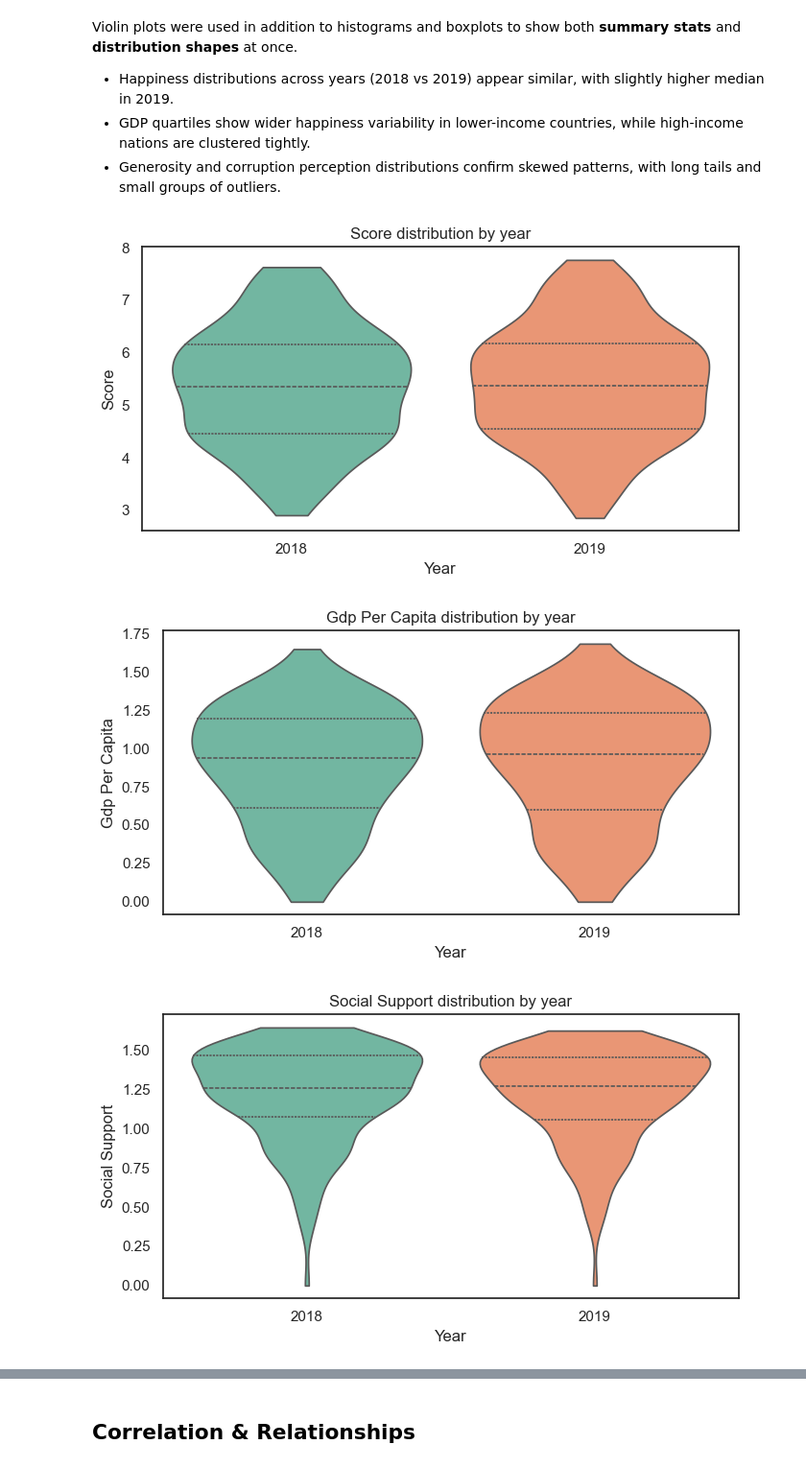
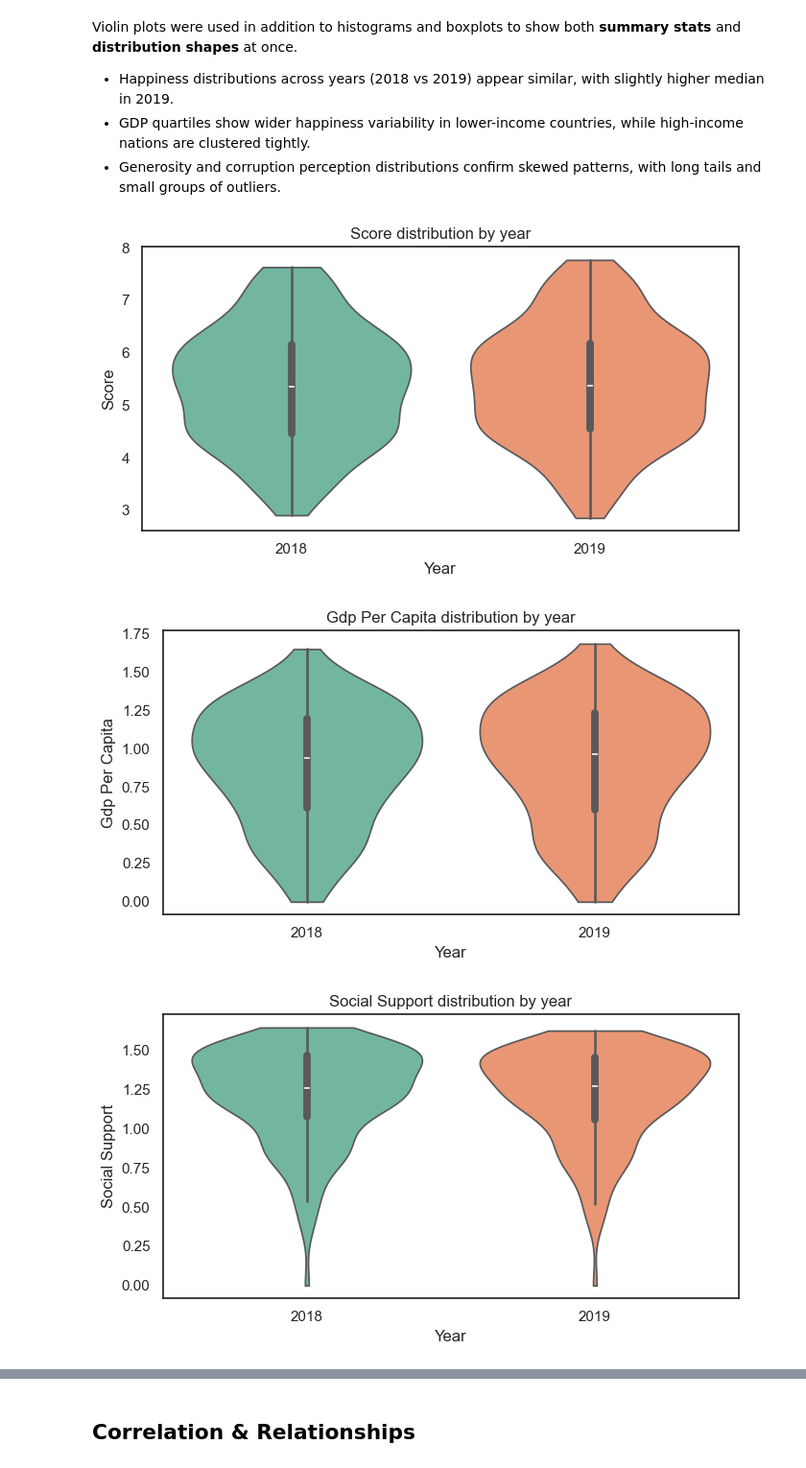
Before and after one commit to Tsuna-mi/happiness-eda-project, a Jupyter notebook: notebooks/happiness_eda.ipynb, the cells around one changed output, grey strips where cells are left out. Shown at 96% size. Saved outputs shown, nothing was run; the diff lists cells and outputs as text; code cells hidden in the pictures.

```diff
--- a/notebooks/happiness_eda.ipynb
+++ b/notebooks/happiness_eda.ipynb
@@ -1002,8 +1002,14 @@ plt.show()
 [figure]
 # %%
 #Compare happiness across 2018 vs 2019:
+out_dir = "../visualizations/univariate_plots/violin_plots/by_year"
+os.makedirs(out_dir, exist_ok=True)
+
 sns.violinplot(x='year', y='score', data=df_cleaned, palette="Set2", inner="box")
 plt.title("Happiness Score Distribution by Year")
+
+filepath = f"{out_dir}/violin_{col}_by_year-bis.png"
+plt.savefig(filepath, dpi=300, bbox_inches='tight')
 plt.show()
 # %% [output]
 [figure]
@@ -1026,36 +1032,35 @@ Violin plots were used in addition to histograms and boxplots to show both **sum
 # %%
 # Ensure year is treated as categorical for clean x-axis labels
 df_cleaned['year'] = df_cleaned['year'].astype(int)
 
 # Directory for outputs
-out_dir = "../visualizations/violin_plots/by_year"
+out_dir = "../visualizations/univariate_plots/violin_plots/by_year"
 os.makedirs(out_dir, exist_ok=True)
 
 # Order years if present
 year_order = sorted(df_cleaned['year'].unique().tolist())
 
 for col in analysis_cols:  # analysis_cols excludes 'year' and 'overall_rank'
     plt.figure(figsize=(7, 4))
     sns.violinplot(
         data=df_cleaned,
         x='year',
         y=col,
         order=year_order,
-        inner='quartile',   # show median and quartiles
-        cut=0,              # don't extend beyond data range
+        inner='box',
+        cut=0,
         scale='width',
         palette='Set2'
     )
     plt.title(f"{col.replace('_',' ').title()} distribution by year")
     plt.xlabel("Year")
     plt.ylabel(col.replace('_',' ').title())
     plt.tight_layout()
 
-    # Save first, then show
     filepath = f"{out_dir}/violin_{col}_by_year.png"
     plt.savefig(filepath, dpi=300, bbox_inches='tight')
     plt.show()
 # %% [output]
-[figure, old version]
+[figure, new version]
-[figure, old version]
+[figure, new version]
-[figure, old version]
+[figure, new version]
```
Also changed, not shown: parts of 14 cells of this notebook, 34 other files.
